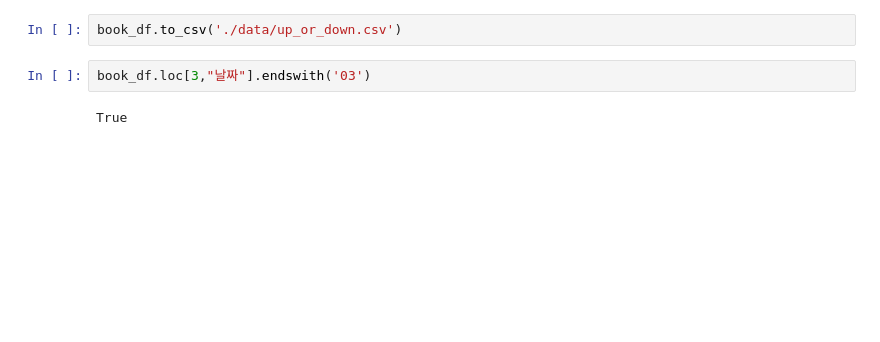
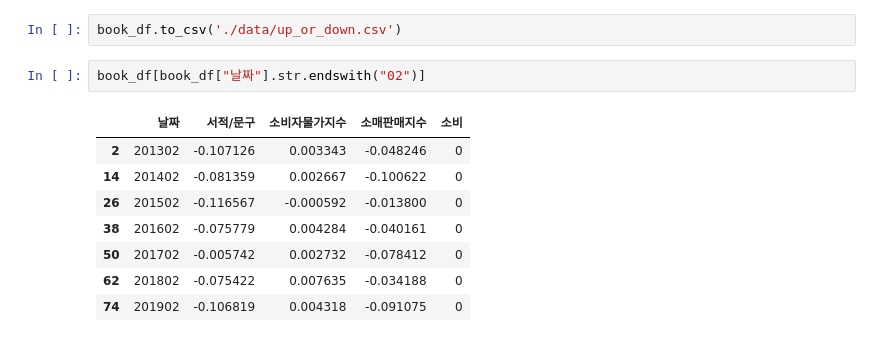
Before and after one commit to jkim0313/project1_dajopay, a Jupyter notebook: classification.ipynb, the cells around one changed output. Saved outputs shown, nothing was run; the diff lists cells and outputs as text; blank space fills up the shorter version.

```diff
--- a/classification.ipynb
+++ b/classification.ipynb
@@ -361,6 +324,13 @@ See the caveats in the documentation: https://pandas.pydata.org/pandas-docs/stab
 # %%
 book_df.to_csv('./data/up_or_down.csv')
 # %%
-book_df.loc[3,"날짜"].endswith('03')
+book_df[book_df["날짜"].str.endswith("02")]
 # %% [output]
-True
+|  | 날짜 | 서적/문구 | 소비자물가지수 | 소매판매지수 | 소비 |
+| 2 | 201302 | -0.107126 | 0.003343 | -0.048246 | 0 |
+| 14 | 201402 | -0.081359 | 0.002667 | -0.100622 | 0 |
+| 26 | 201502 | -0.116567 | -0.000592 | -0.013800 | 0 |
+| 38 | 201602 | -0.075779 | 0.004284 | -0.040161 | 0 |
+| 50 | 201702 | -0.005742 | 0.002732 | -0.078412 | 0 |
+| 62 | 201802 | -0.075422 | 0.007635 | -0.034188 | 0 |
+| 74 | 201902 | -0.106819 | 0.004318 | -0.091075 | 0 |
```
Also changed, not shown: parts of 8 cells of this notebook, 1 other file.
